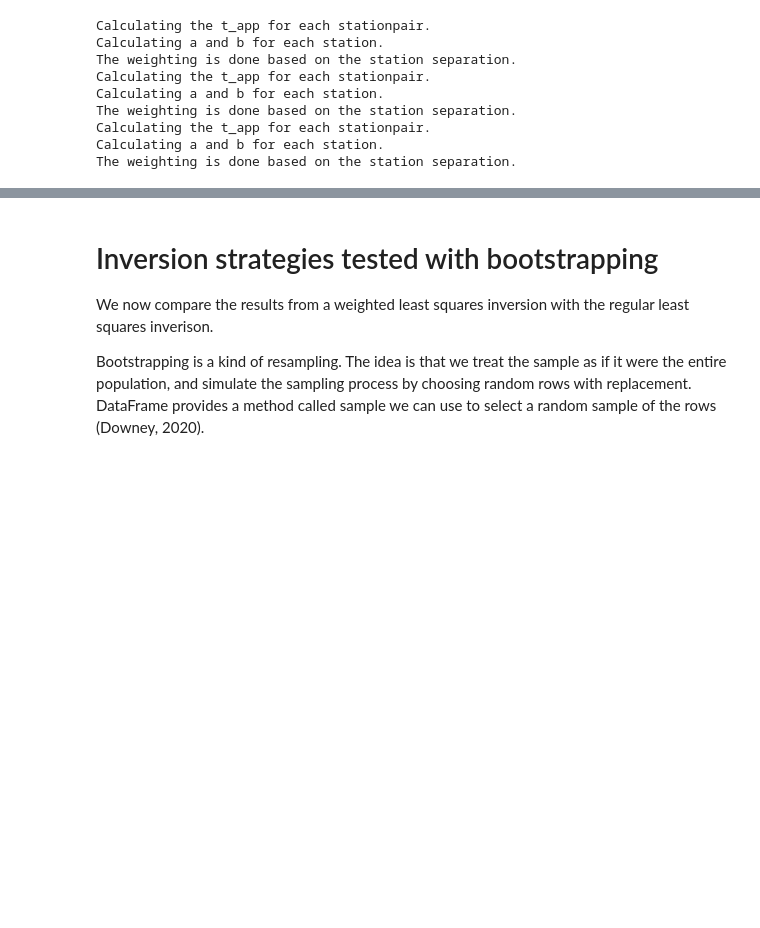
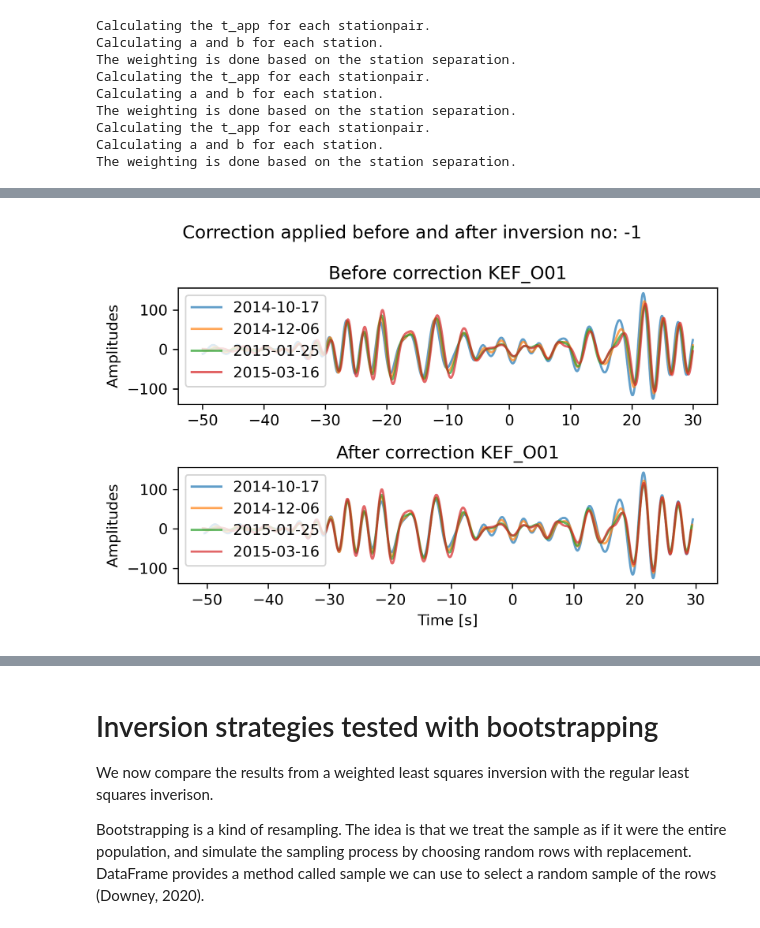
Before and after one commit to davidn182/ocloc, a Jupyter notebook: tutorials/7. Testing the inverse strategies.ipynb, the cells around one changed output, grey strips where cells are left out. Drawn from its saved outputs; the diff is of its cells as text; code cells hidden in the pictures; blank space fills up the shorter version.

```diff
--- a/tutorials/7. Testing the inverse strategies.ipynb
+++ b/tutorials/7. Testing the inverse strategies.ipynb
@@ -106,0 +151,7 @@ No artists with labels found to put in legend.  Note that artists whose label st
+# %%
+for sta in cd.stations:
+    if sta.needs_correction:
+        cd.plot_correlation_beforeNafter_correction(sta.code, "KEF")
+        break
+# %% [output]
+[figure, added]
```
Also changed, not shown: parts of 32 cells of this notebook.
